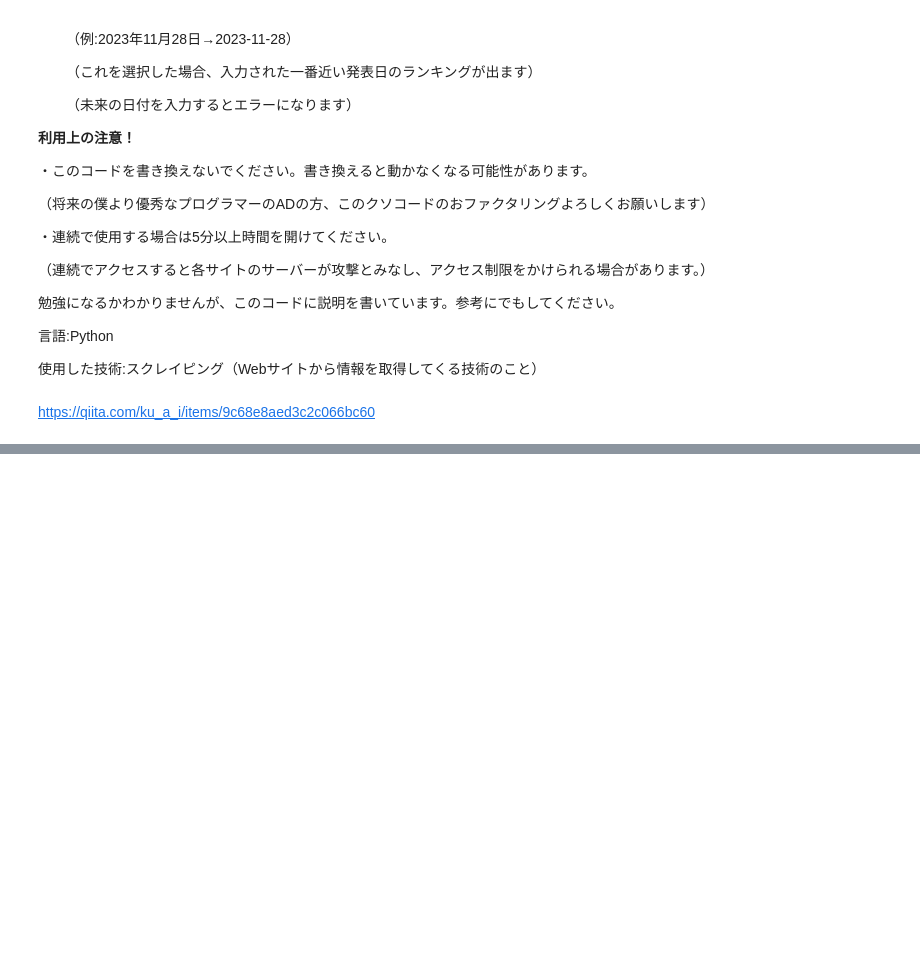
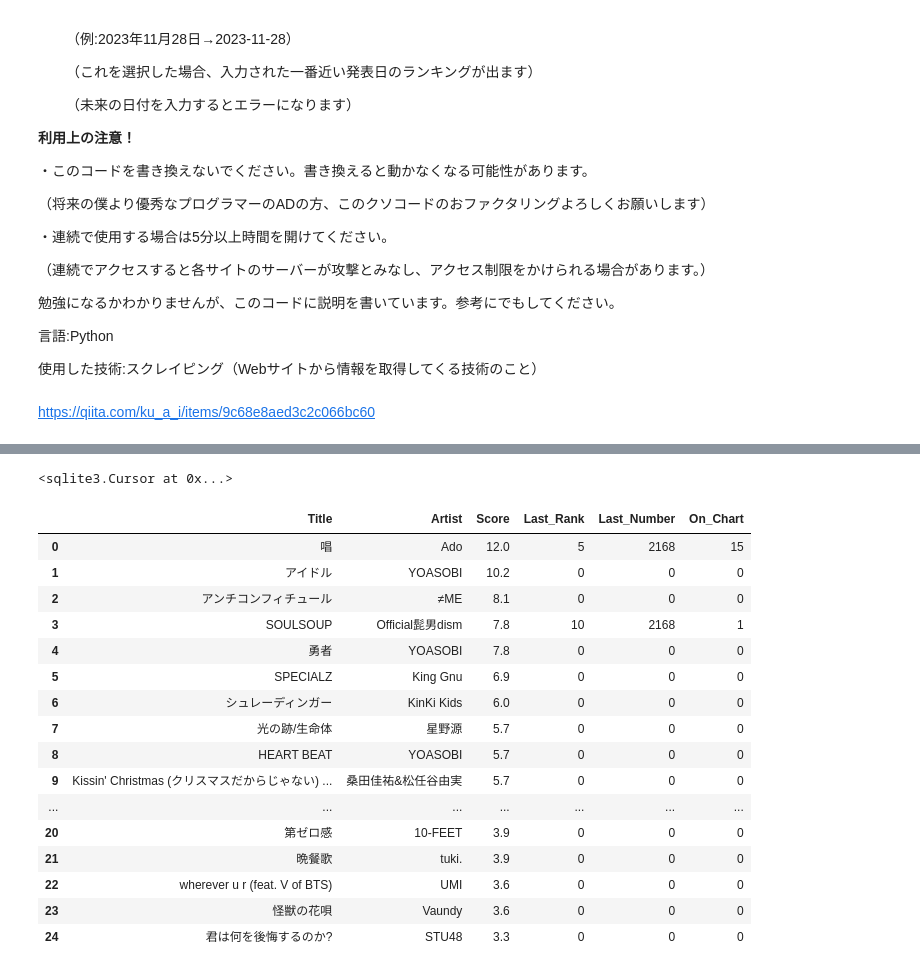
Before and after one commit to super-onigiri-man/JOEU-FM, a Jupyter notebook: FM_ベストヒットランキング.ipynb, the cells around one changed output, grey strips where cells are left out. Drawn from its saved outputs; the diff is of its cells as text; code cells hidden in the pictures; blank space fills up the shorter version.

```diff
--- a/FM_ベストヒットランキング.ipynb
+++ b/FM_ベストヒットランキング.ipynb
@@ -441,0 +543,34 @@ else : #別の週のランキング
+# %%
+# 指定したTitleの列のみを削除するもの（データ整形用）
+# 削除したいTitleを入力してください（%は消さないでください（前方一致検索））
+cursor.execute('''DELETE FROM music_master
+WHERE Title LIKE '指定したタイトル%';''')
+# %% [output]
+<sqlite3.Cursor at 0x...>
+# %%
+# 整形後のデータ出力用
+df = pd.read_sql('''
+SELECT * FROM music_master
+WHERE Score IS NOT NULL AND Score != ''
+ORDER BY Score DESC
+LIMIT 30''', conn)
+
+df.head(25)
+# %% [output]
+|  | Title | Artist | Score | Last_Rank | Last_Number | On_Chart |
+| 0 | 唱 | Ado | 12.0 | 5 | 2168 | 15 |
+| 1 | アイドル | YOASOBI | 10.2 | 0 | 0 | 0 |
+| 2 | アンチコンフィチュール | ≠ME | 8.1 | 0 | 0 | 0 |
+| 3 | SOULSOUP | Official髭男dism | 7.8 | 10 | 2168 | 1 |
+| 4 | 勇者 | YOASOBI | 7.8 | 0 | 0 | 0 |
+| 5 | SPECIALZ | King Gnu | 6.9 | 0 | 0 | 0 |
+| 6 | シュレーディンガー | KinKi Kids | 6.0 | 0 | 0 | 0 |
+| 7 | 光の跡/生命体 | 星野源 | 5.7 | 0 | 0 | 0 |
+| 8 | HEART BEAT | YOASOBI | 5.7 | 0 | 0 | 0 |
+| 9 | Kissin' Christmas (クリスマスだからじゃない) ... | 桑田佳祐&松任谷由実 | 5.7 | 0 | 0 | 0 |
+| ... | ... | ... | ... | ... | ... | ... |
+| 20 | 第ゼロ感 | 10-FEET | 3.9 | 0 | 0 | 0 |
+| 21 | 晩餐歌 | tuki. | 3.9 | 0 | 0 | 0 |
+| 22 | wherever u r (feat. V of BTS) | UMI | 3.6 | 0 | 0 | 0 |
+| 23 | 怪獣の花唄 | Vaundy | 3.6 | 0 | 0 | 0 |
+| 24 | 君は何を後悔するのか? | STU48 | 3.3 | 0 | 0 | 0 |
```
Also changed, not shown: parts of 9 cells of this notebook.
